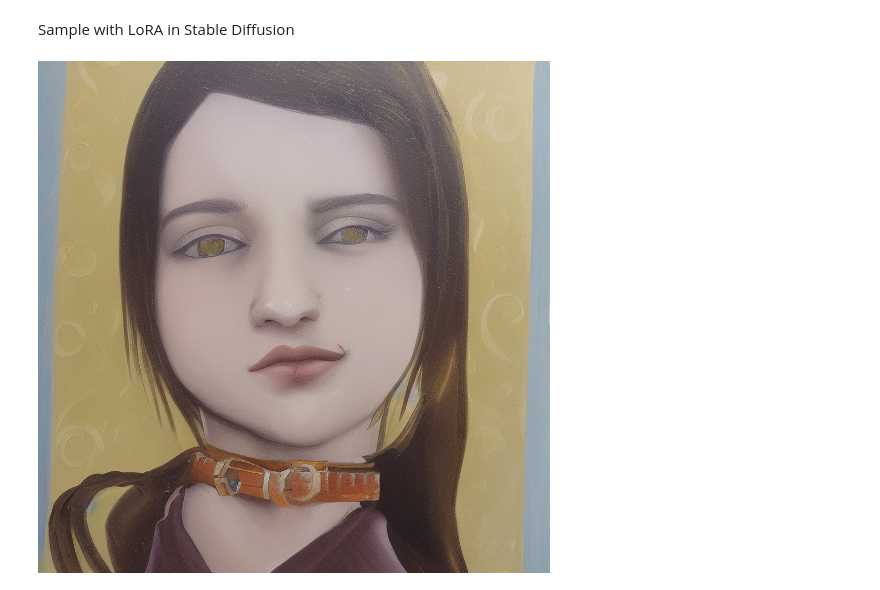
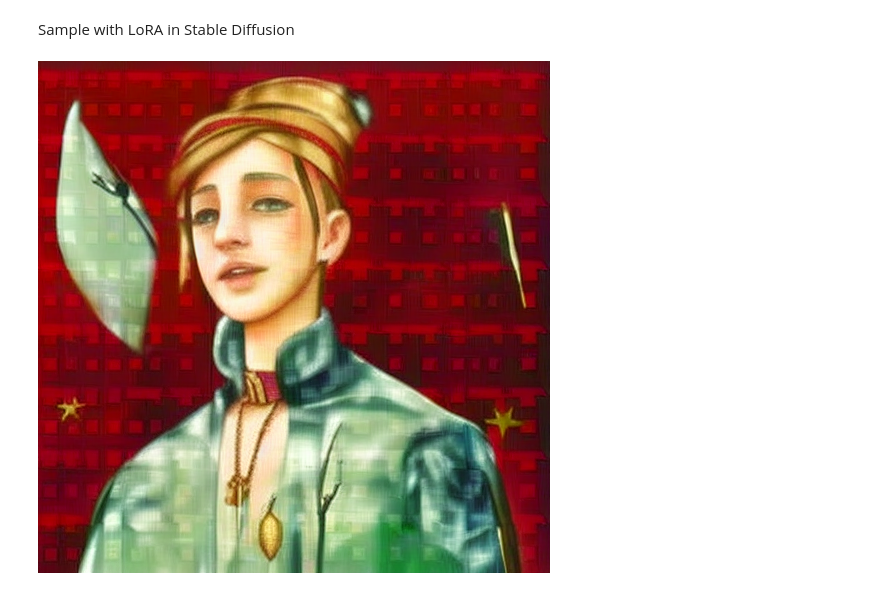
Before and after one commit to psyker-team/mist-v2, a Jupyter notebook: eval/sample_lora.ipynb, the cells around one changed output. Saved outputs shown, nothing was run; the diff lists cells and outputs as text; code cells hidden in the pictures.

```diff
--- a/eval/sample_lora.ipynb
+++ b/eval/sample_lora.ipynb
@@ -31,21 +31,21 @@ Sample with LoRA in Stable Diffusion
 # %%
 # lora_model_path = '../output/lora/sd1-5_adv/pytorch_lora_weights.safetensors'
 # lora_model_path = '../output/lora/sd1-5_adv/pytorch_lora_weights.safetensors'
-lora_model_path = '../output/lora/sd1-5/pytorch_lora_weights.safetensors'
+lora_model_path = '../output/lora/sd1-5_adv/pytorch_lora_weights.safetensors'
 pipe.unet.load_attn_procs(lora_model_path)
 
 pipe.to("cuda")
 # use half the weights from the LoRA finetuned model and half the weights from the base model
 torch.manual_seed(time.time())
 image = pipe(
 
-    "a painting in the style of sks, high quality, masterpiece", num_inference_steps=25, guidance_scale=7.5, cross_attention_kwargs={"scale": 1.0}
+    "a painting of a sks person, high quality, masterpiece", num_inference_steps=25, guidance_scale=7.5, cross_attention_kwargs={"scale": 1.0}
 
 ).images[0]
 # use the weights from the fully finetuned LoRA model
 
 image.save("lora_sample.png")
 
 image
 # %% [output]
-[figure, old version]
+[figure, new version]
```
Also changed, not shown: 4 other files.
